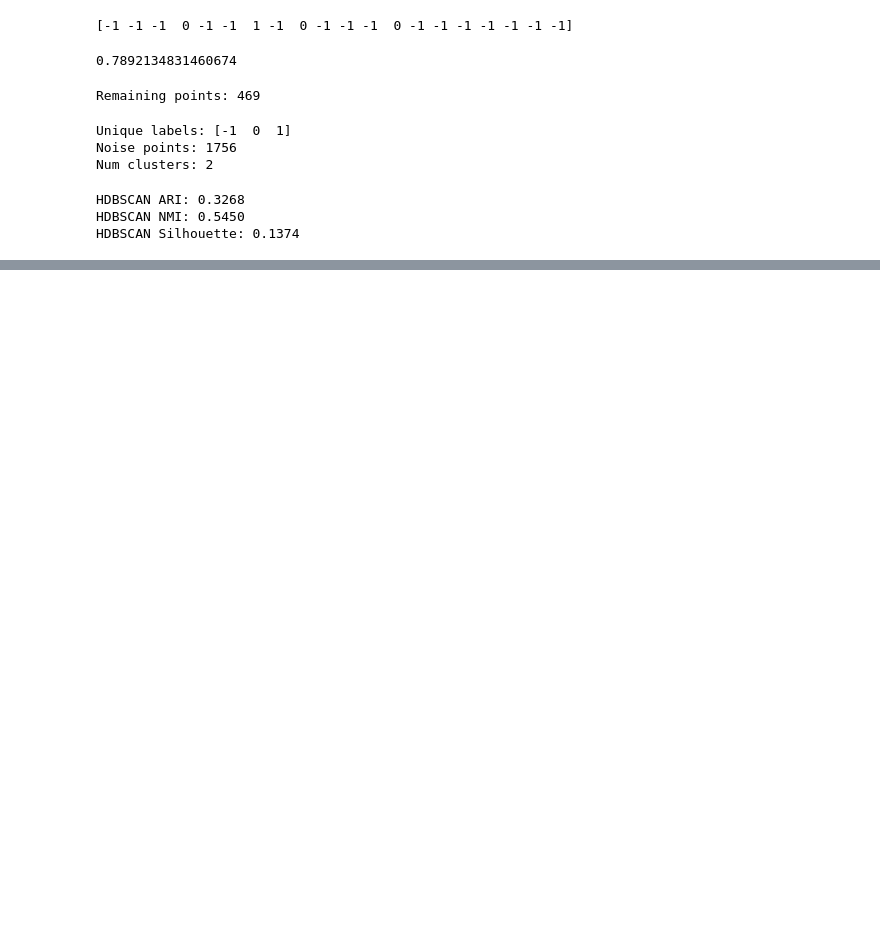
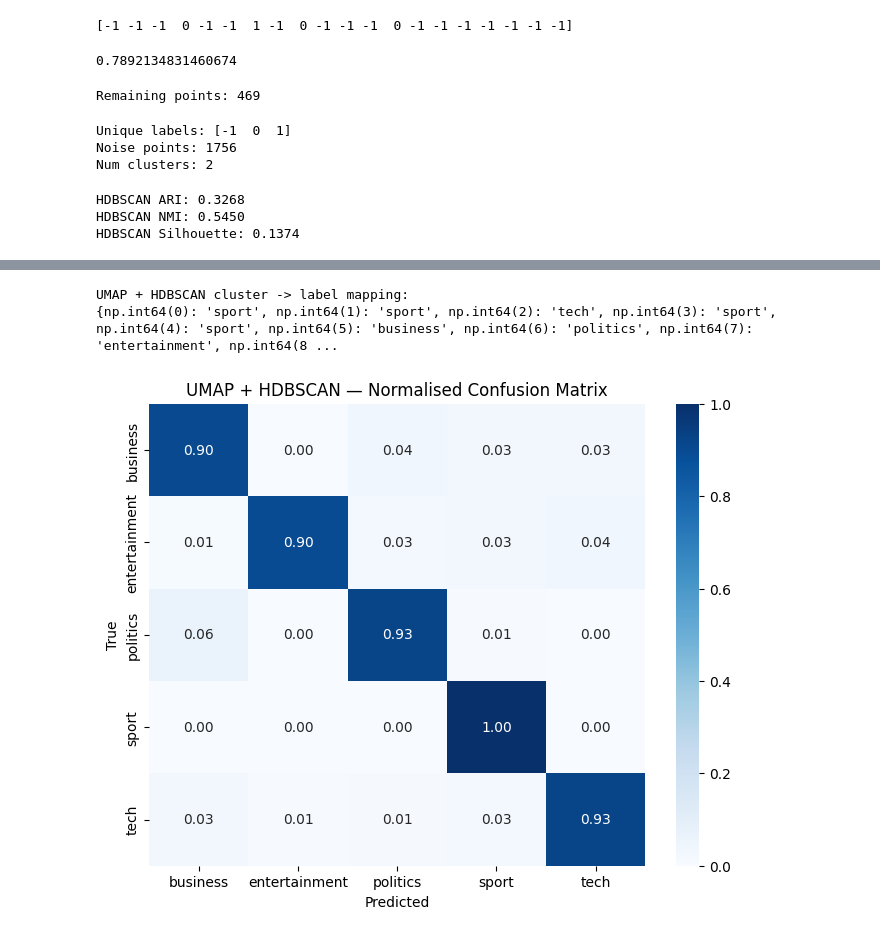
Before and after one commit to rleytonm/UoW-PETER, a Jupyter notebook: notebooks/Other_Clusters.ipynb, the cells around one changed output, grey strips where cells are left out. Drawn from its saved outputs; the diff is of its cells as text; code cells hidden in the pictures; blank space fills up the shorter version.

```diff
--- a/notebooks/Other_Clusters.ipynb
+++ b/notebooks/Other_Clusters.ipynb
@@ -185,0 +395,10 @@ HDBSCAN Silhouette: 0.1374
+# %%
+# Remove noise points before evaluation
+
+mask_umap = hdb_umap_labels != -1
+
+filtered_labels_umap = hdb_umap_labels[mask_umap]
+filtered_true_umap = true_labels_encoded[mask_umap]
+filtered_embeddings_umap = embeddings_umap[mask_umap]
+
+print("Remaining points:", len(filtered_labels_umap))
@@ -185,0 +450,58 @@ HDBSCAN Silhouette: 0.1374
+# %%
+# UMAP + HDBSCAN confusion matrix
+
+labels = ["business", "entertainment", "politics", "sport", "tech"]
+
+# Keep only non-noise points
+mask_umap = hdb_umap_labels != -1
+
+hdb_umap_true = true_labels[mask_umap].reset_index(drop=True)
+hdb_umap_pred_raw = filtered_labels_umap
+
+# Majority-vote mapping
+hdb_umap_cluster_to_label = {}
+
+for cluster_id in np.unique(hdb_umap_pred_raw):
+    majority = hdb_umap_true[
+        hdb_umap_pred_raw == cluster_id
+    ].mode()[0]
+
+    hdb_umap_cluster_to_label[cluster_id] = majority
+
+print("UMAP + HDBSCAN cluster -> label mapping:")
+print(hdb_umap_cluster_to_label)
+
+# Map cluster IDs to label names
+hdb_umap_predicted = pd.Series(
+    hdb_umap_pred_raw
+).map(hdb_umap_cluster_to_label)
+
+# Build confusion matrix
+cm_hdb_umap = confusion_matrix(
+    hdb_umap_true,
+    hdb_umap_predicted,
+    labels=labels,
+    normalize="true"
+)
+
+# Plot matrix
+plt.figure(figsize=(8, 6))
+
+sns.heatmap(
+    cm_hdb_umap,
+    annot=True,
+    fmt=".2f",
+    cmap="Blues",
+    xticklabels=labels,
+    yticklabels=labels
+)
+
+plt.xlabel("Predicted")
+plt.ylabel("True")
+plt.title("UMAP + HDBSCAN — Normalised Confusion Matrix")
+
+plt.show()
+# %% [output]
+UMAP + HDBSCAN cluster -> label mapping:
+{np.int64(0): 'sport', np.int64(1): 'sport', np.int64(2): 'tech', np.int64(3): 'sport', np.int64(4): 'sport', np.int64(5): 'business', np.int64(6): 'politics', np.int64(7): 'entertainment', np.int64(8 ...
+[figure, added]
```
Also changed, not shown: parts of 32 cells of this notebook.
